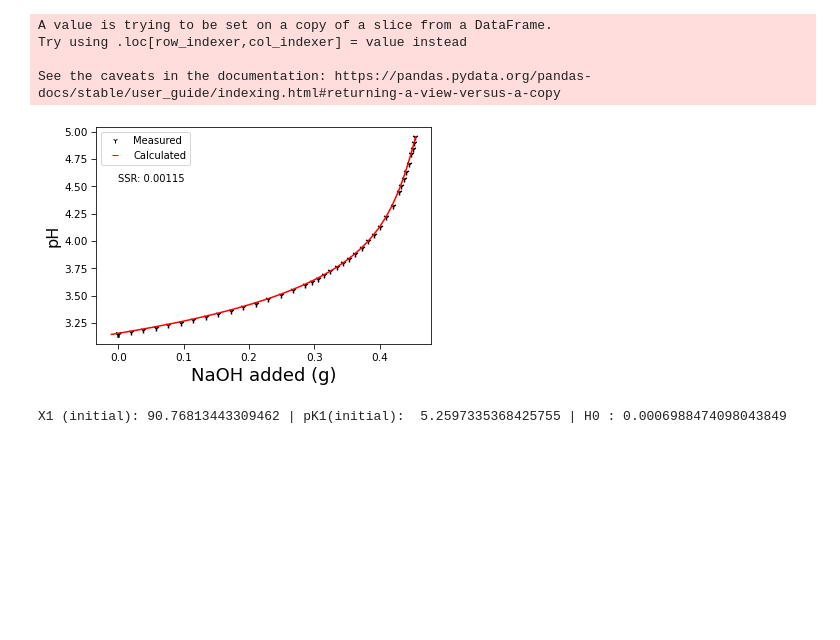
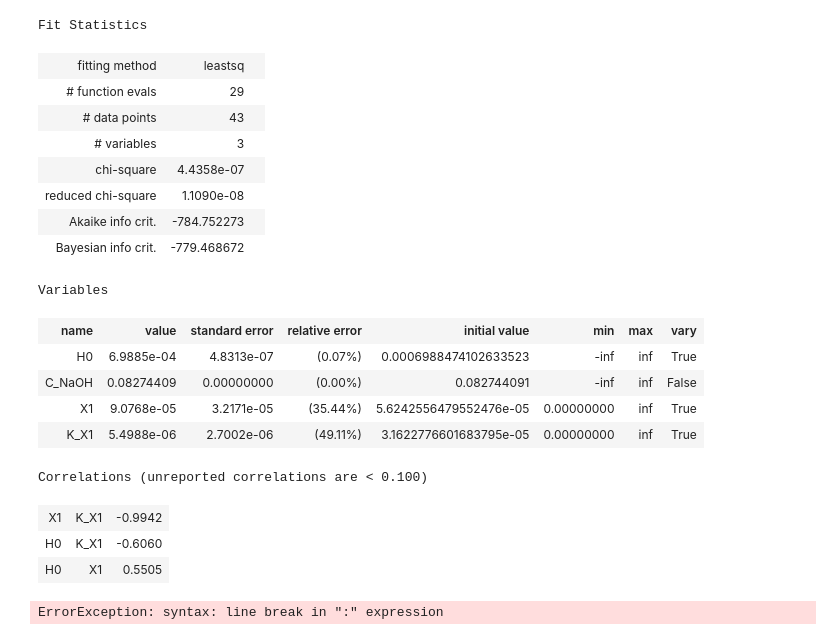
Before and after one commit to charles-turner-1/org-alk-sausage-machine, a Jupyter notebook: NotebookOriginal.ipynb, the cells around one changed output. Saved outputs shown, nothing was run; the diff lists cells and outputs as text; code cells hidden in the pictures; blank space fills up the shorter version.

```diff
--- a/NotebookOriginal.ipynb
+++ b/NotebookOriginal.ipynb
@@ -584,14 +618,11 @@ def minner_001():
         model = ((V0 + Va+ df_constrain_001["m"])*(df_constrain_001["H"]-df_constrain_001["OH"])
                  -((V0+Va)*H0)
                  +(df_constrain_001["m"]*C_NaOH)
-                 #- V0*(BT/(1+df_constrain_001["H"]/df_constrain_001["KB"]))
                  - (V0)*(CO2/(1+(df_constrain_001["H"]/(df_constrain_001["K1_LK"]))+df_constrain_001["K2_LK"]/df_constrain_001["H"]))
                  - (V0)*(X1/(1+df_constrain_001["H"]/K_X1))
-                 #- (V0)*(X2/(1+df_constrain_001["H"]/K_X3))
-                 #- (V0)*(X2/(1+df_constrain_001["H"]/K_X3))
                 )
 
-
+        plt.plot(model-data_NaOH)
         return model - data_NaOH
 
     # create a set of Parameters
@@ -617,6 +648,8 @@ def minner_001():
     X1_std = result.params.get('X1').stderr
     K_X1 = result.params.get('K_X1').value
     K_X1_std = result.params.get('K_X1').stderr
+
+    return result
 
 
 
@@ -1006,18 +1039,37 @@ def figure_004():
 
 
     print('X3:', X3*10**6, "| pK3: ", -np.log10(K_X3), '| Deviation % (g) NaOH :', (ssr_004/Vb)*100 )
+# %%
+k = minner_001()
+k
+# %% [output]
+Fit Statistics
+| fitting method | leastsq |  |
+| # function evals | 29 |  |
+| # data points | 43 |  |
+| # variables | 3 |  |
+| chi-square | 4.4358e-07 |  |
+| reduced chi-square | 1.1090e-08 |  |
+| Akaike info crit. | -784.752273 |  |
+| Bayesian info crit. | -779.468672 |  |
+Variables
+| name | value | standard error | relative error | initial value | min | max | vary |
+| H0 | 6.9885e-04 | 4.8313e-07 | (0.07%) | 0.0006988474102633523 | -inf | inf | True |
+| C_NaOH | 0.08274409 | 0.00000000 | (0.00%) | 0.082744091 | -inf | inf | False |
+| X1 | 9.0768e-05 | 3.2171e-05 | (35.44%) | 5.6242556479552476e-05 | 0.00000000 | inf | True |
+| K_X1 | 5.4988e-06 | 2.7002e-06 | (49.11%) | 3.1622776601683795e-05 | 0.00000000 | inf | True |
+Correlations (unreported correlations are < 0.100)
+| X1 | K_X1 | -0.9942 |
+| H0 | K_X1 | -0.6060 |
+| H0 | X1 | 0.5505 |
 # %%
 for _ in range(20):
     minner_001()
+    print(X1)
 
 figure_001()
 # %% [output]
-A value is trying to be set on a copy of a slice from a DataFrame.
-Try using .loc[row_indexer,col_indexer] = value instead
-
-See the caveats in the documentation: https://pandas.pydata.org/pandas-docs/stable/user_guide/indexing.html#returning-a-view-versus-a-copy
+ErrorException: syntax: line break in ":" expression
-[figure, removed]
-X1 (initial): 90.76813443309462 | pK1(initial):  5.2597335368425755 | H0 : 0.0006988474098043849
 # %%
 for _ in range(20):
     minner_002()
```
Also changed, not shown: parts of 8 cells of this notebook.
